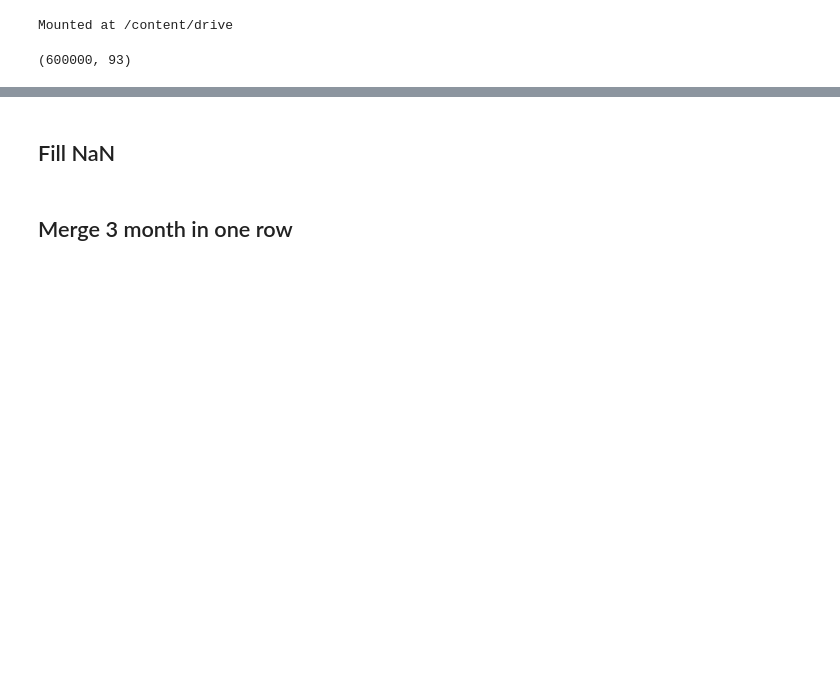
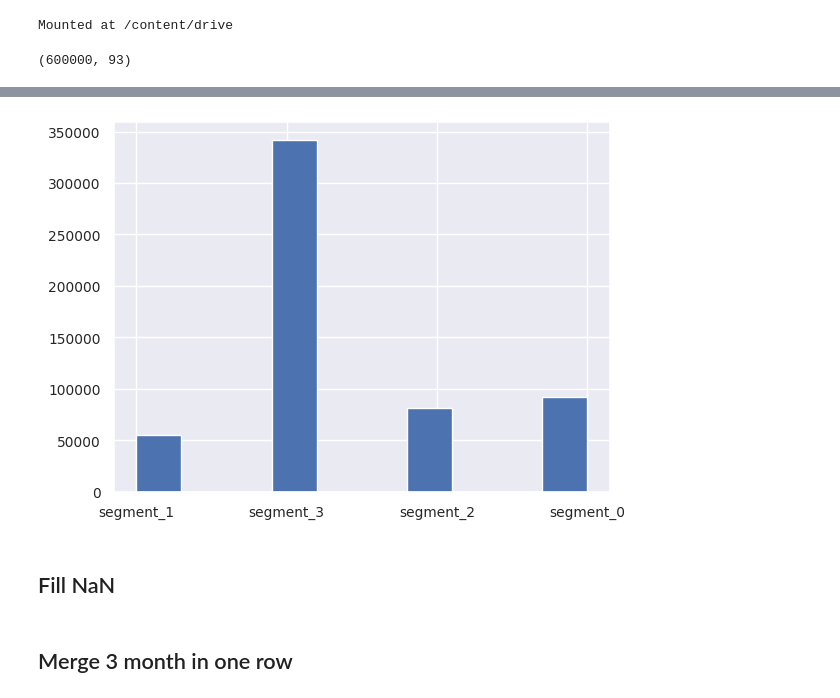
Before and after one commit to maybenotilya/alfa-bank-case, a Jupyter notebook: pipeline.ipynb, the cells around one changed output, grey strips where cells are left out. Saved outputs shown, nothing was run; the diff lists cells and outputs as text; code cells hidden in the pictures; blank space fills up the shorter version.

```diff
--- a/pipeline.ipynb
+++ b/pipeline.ipynb
@@ -55,11 +63,16 @@ df.head()
+# %%
+df['segment'].hist()
+plt.show()
+# %% [output]
+[figure, added]
+# %% [markdown]
+## Fill NaN
 # %%
 cat_cols = [
     "channel_code", "city", "city_type",
     "okved", "segment", "start_cluster",
     "index_city_code", "ogrn_month", "ogrn_year",
 ]
-# %% [markdown]
-## Fill NaN
 # %%
 df[df.select_dtypes(include="object").columns] = df.select_dtypes(include="object").fillna("")
 df[df.select_dtypes(include=["float64", "int64"]).columns] = df.select_dtypes(include=["float64", "int64"]).fillna(np.nan)
```
Also changed, not shown: parts of 9 cells of this notebook, 1 other file.
